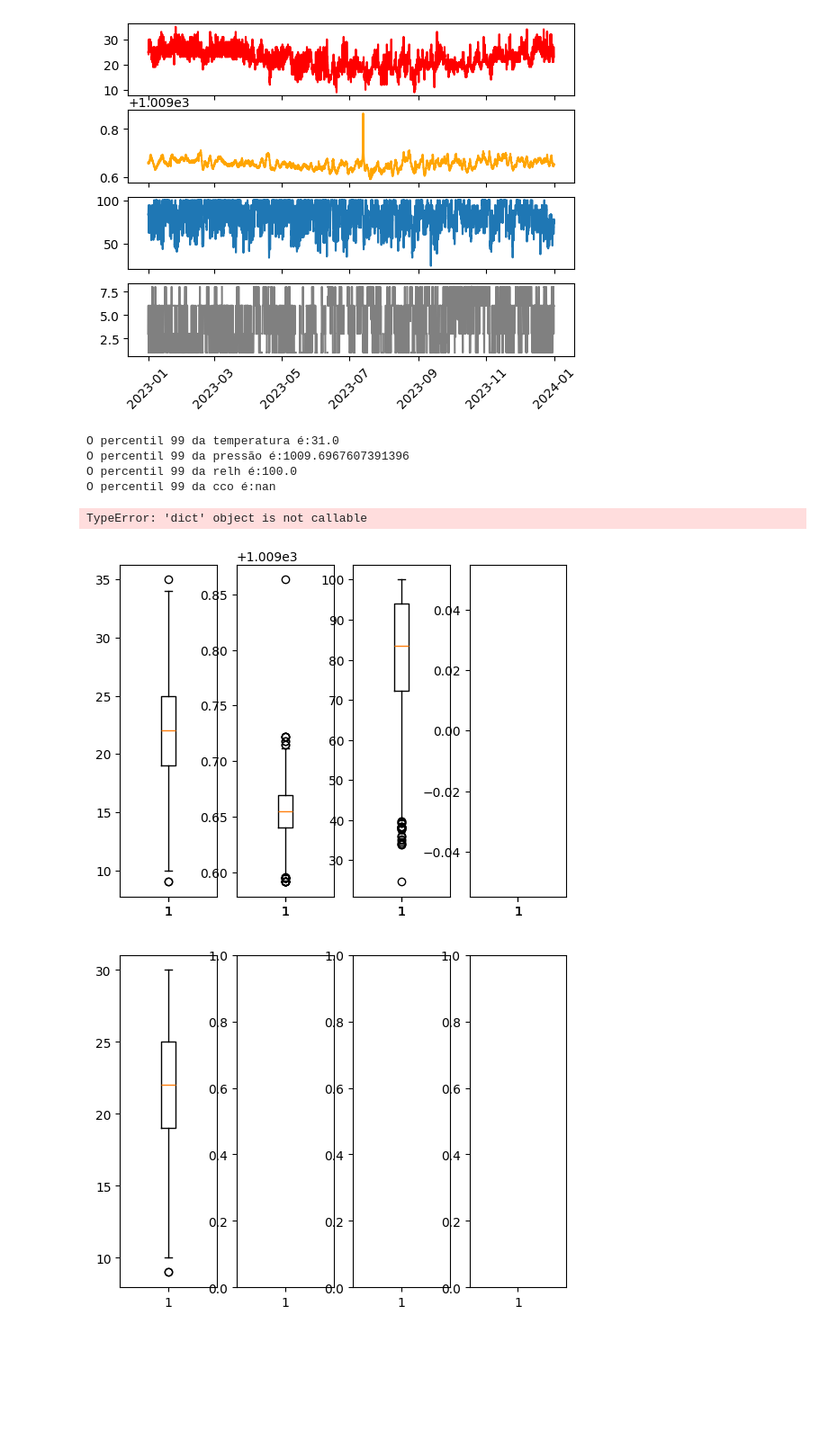
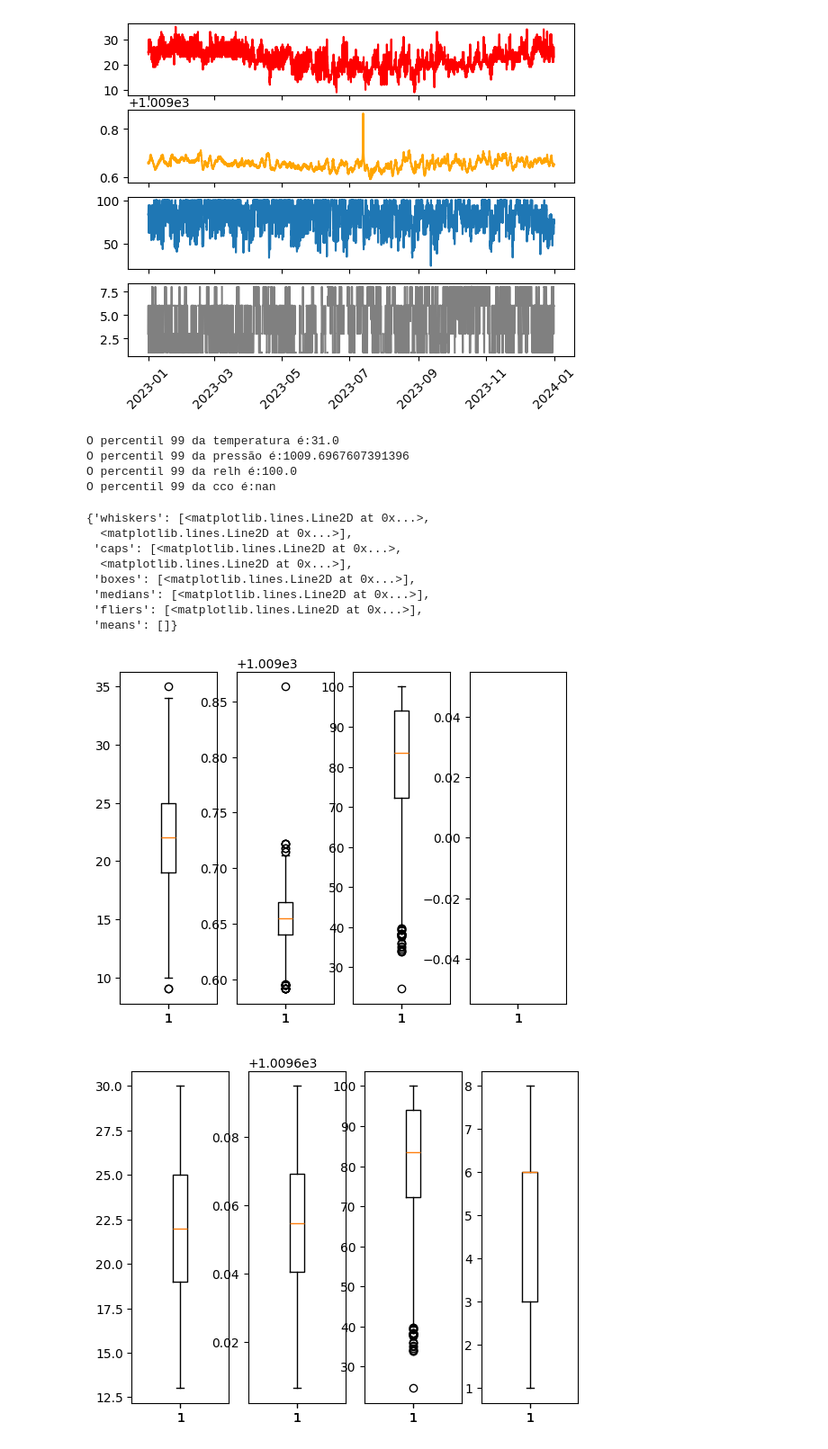
Before and after one commit to brunaboscato/ENS5173_20241, a Jupyter notebook: Atividade02.ipynb, the cells around one changed output. Shown at 90% size. Drawn from its saved outputs; the diff is of its cells as text; code cells hidden in the pictures; blank space fills up the shorter version.

```diff
--- a/Atividade02.ipynb
+++ b/Atividade02.ipynb
@@ -116,34 +116,43 @@ ax[3].tick_params(axis='x', rotation=45)
 # %%
 # Fazendo boxplot das variáveis
 fig,ax = plt.subplots(1,4,sharex=True)
 ax[0].boxplot(metSuperficie['temp'])
 ax[1].boxplot(metSuperficie['p'])
 ax[2].boxplot(metSuperficie['relh'])
 ax[3].boxplot(metSuperficie['cco'])
 
 # Removendo valores acima do percentil 95°
 import numpy as np
 temp99 = np.percentile(metSuperficie['temp'],99)
 print('O percentil 99 da temperatura é:' + str(temp99))
 p99 = np.percentile(metSuperficie['p'],99)
 print('O percentil 99 da pressão é:' + str(p99))
 relh99 = np.percentile(metSuperficie['relh'],99)
 print('O percentil 99 da relh é:' + str(relh99))
 cco99 = np.percentile(metSuperficie['cco'],99)
 print('O percentil 99 da cco é:' + str(cco99))
 
 fig,ax = plt.subplots(1,4,sharex=True)
-ax[0].boxplot(metSuperficie['temp'][metSuperficie['temp']<temp99]) (...)
-ax[1].boxplot(metSuperficie['p'][metSuperficie['p']<p99])
-ax[2].boxplot(metSuperficie['relh'][metSuperficie['relh']<relh99])
-ax[3].boxplot(metSuperficie['cco'][metSuperficie['cco']<relh99])
+ax[0].boxplot(metSuperficie['temp'][(metSuperficie['temp']<temp99) &
+              (metSuperficie['temp']>np.percentile(metSuperficie['temp'],0.5))])
+ax[1].boxplot(metSuperficie['p'][(metSuperficie['p']<p99) &
+              (metSuperficie['p']>np.percentile(metSuperficie['p'],0.5))])
+ax[2].boxplot(metSuperficie['relh'])
+ax[3].boxplot(metSuperficie['cco'][~np.isnan(metSuperficie['cco'])])
 # %% [output]
 O percentil 99 da temperatura é:31.0
 O percentil 99 da pressão é:1009.6967607391396
 O percentil 99 da relh é:100.0
 O percentil 99 da cco é:nan
-TypeError: 'dict' object is not callable
+{'whiskers': [<matplotlib.lines.Line2D at 0x...>,
+  <matplotlib.lines.Line2D at 0x...>],
+ 'caps': [<matplotlib.lines.Line2D at 0x...>,
+  <matplotlib.lines.Line2D at 0x...>],
+ 'boxes': [<matplotlib.lines.Line2D at 0x...>],
+ 'medians': [<matplotlib.lines.Line2D at 0x...>],
+ 'fliers': [<matplotlib.lines.Line2D at 0x...>],
+ 'means': []}
 [figure]
-[figure, old version]
+[figure, new version]
 # %%
 # Estatísticas dos dados
```
Also changed, not shown: parts of 4 cells of this notebook.
